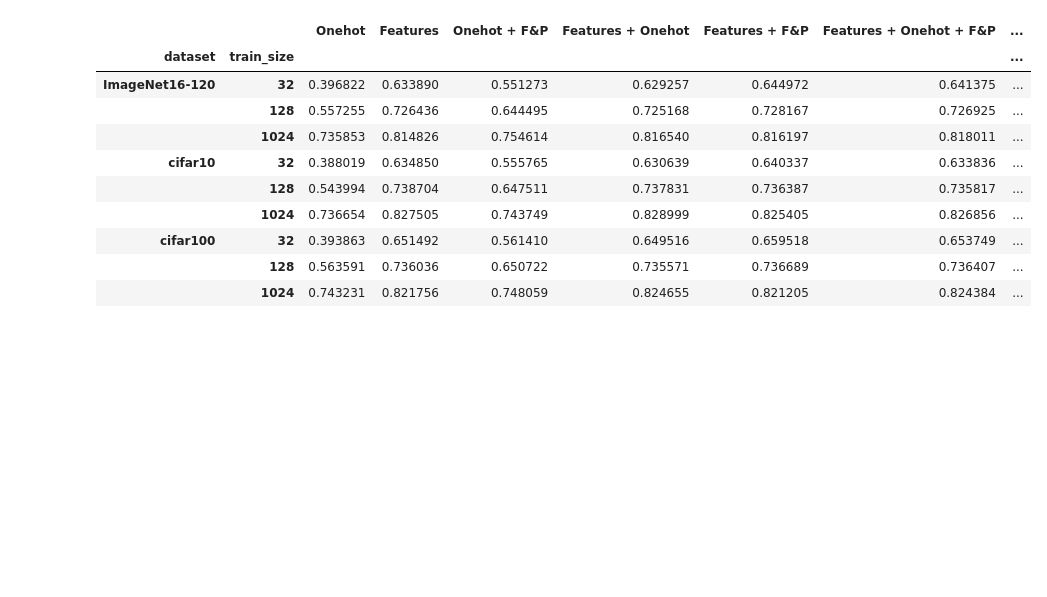
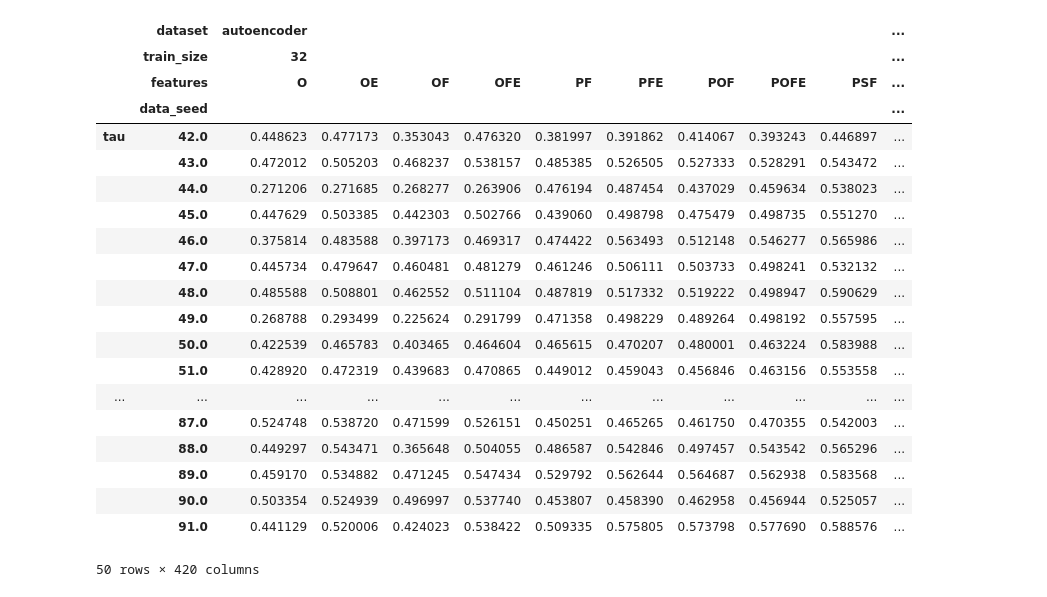
Before and after one commit to gabikadlecova/zc_combine, a Jupyter notebook: results/create_tables.ipynb, the cells around one changed output. Drawn from its saved outputs; the diff is of its cells as text; code cells hidden in the pictures; blank space fills up the shorter version.

Commit message:
Better script for table and boxplots. Scripts for plotting NASLib and search.

```diff
--- a/results/create_tables.ipynb
+++ b/results/create_tables.ipynb
@@ -1,7 +1,10 @@
 # %%
 import pandas as pd
 
-data = pd.read_csv('results/data/nb201_all.csv')
+data = pd.read_csv('tnb101_micro.csv')
 
-#data[data['use_all_proxies']].loc[:,'use_flops_params'] = True
+if 'use_path_encoding' not in data.columns:
+    data['use_path_encoding']=False
 data['use_path_encoding'].fillna(False, inplace=True)
+
+data
@@ -67,26 +84,27 @@ data
 # %%
 all_data = data[['dataset', 'train_size', 'features', 'data_seed', 'tau']]
 all_data = all_data.set_index(['dataset', 'train_size', 'features', 'data_seed'])
 all_data = all_data.unstack(3).T
-
-table_mean = all_data.mean().unstack()
-table_std = all_data.std().unstack()
-
-cols = table_mean.columns
-cols = [features_str[f] for f in cols]
-table_mean.columns = cols
-table_std.columns = cols
-
-table_mean[plt_labels]
+all_data
 # %% [output]
-|  |  | Onehot | Features | Onehot + F&P | Features + Onehot | Features + F&P | Features + Onehot + F&P | ... |
-| dataset | train_size |  |  |  |  |  |  | ... |
-| ImageNet16-120 | 32 | 0.396822 | 0.633890 | 0.551273 | 0.629257 | 0.644972 | 0.641375 | ... |
-|  | 128 | 0.557255 | 0.726436 | 0.644495 | 0.725168 | 0.728167 | 0.726925 | ... |
-|  | 1024 | 0.735853 | 0.814826 | 0.754614 | 0.816540 | 0.816197 | 0.818011 | ... |
-| cifar10 | 32 | 0.388019 | 0.634850 | 0.555765 | 0.630639 | 0.640337 | 0.633836 | ... |
-|  | 128 | 0.543994 | 0.738704 | 0.647511 | 0.737831 | 0.736387 | 0.735817 | ... |
-|  | 1024 | 0.736654 | 0.827505 | 0.743749 | 0.828999 | 0.825405 | 0.826856 | ... |
-| cifar100 | 32 | 0.393863 | 0.651492 | 0.561410 | 0.649516 | 0.659518 | 0.653749 | ... |
-|  | 128 | 0.563591 | 0.736036 | 0.650722 | 0.735571 | 0.736689 | 0.736407 | ... |
-|  | 1024 | 0.743231 | 0.821756 | 0.748059 | 0.824655 | 0.821205 | 0.824384 | ... |
+|  | dataset | autoencoder |  |  |  |  |  |  |  |  | ... |
+|  | train_size | 32 |  |  |  |  |  |  |  |  | ... |
+|  | features | O | OE | OF | OFE | PF | PFE | POF | POFE | PSF | ... |
+|  | data_seed |  |  |  |  |  |  |  |  |  | ... |
+| tau | 42.0 | 0.448623 | 0.477173 | 0.353043 | 0.476320 | 0.381997 | 0.391862 | 0.414067 | 0.393243 | 0.446897 | ... |
+|  | 43.0 | 0.472012 | 0.505203 | 0.468237 | 0.538157 | 0.485385 | 0.526505 | 0.527333 | 0.528291 | 0.543472 | ... |
+|  | 44.0 | 0.271206 | 0.271685 | 0.268277 | 0.263906 | 0.476194 | 0.487454 | 0.437029 | 0.459634 | 0.538023 | ... |
+|  | 45.0 | 0.447629 | 0.503385 | 0.442303 | 0.502766 | 0.439060 | 0.498798 | 0.475479 | 0.498735 | 0.551270 | ... |
+|  | 46.0 | 0.375814 | 0.483588 | 0.397173 | 0.469317 | 0.474422 | 0.563493 | 0.512148 | 0.546277 | 0.565986 | ... |
+|  | 47.0 | 0.445734 | 0.479647 | 0.460481 | 0.481279 | 0.461246 | 0.506111 | 0.503733 | 0.498241 | 0.532132 | ... |
+|  | 48.0 | 0.485588 | 0.508801 | 0.462552 | 0.511104 | 0.487819 | 0.517332 | 0.519222 | 0.498947 | 0.590629 | ... |
+|  | 49.0 | 0.268788 | 0.293499 | 0.225624 | 0.291799 | 0.471358 | 0.498229 | 0.489264 | 0.498192 | 0.557595 | ... |
+|  | 50.0 | 0.422539 | 0.465783 | 0.403465 | 0.464604 | 0.465615 | 0.470207 | 0.480001 | 0.463224 | 0.583988 | ... |
+|  | 51.0 | 0.428920 | 0.472319 | 0.439683 | 0.470865 | 0.449012 | 0.459043 | 0.456846 | 0.463156 | 0.553558 | ... |
+| ... | ... | ... | ... | ... | ... | ... | ... | ... | ... | ... | ... |
+|  | 87.0 | 0.524748 | 0.538720 | 0.471599 | 0.526151 | 0.450251 | 0.465265 | 0.461750 | 0.470355 | 0.542003 | ... |
+|  | 88.0 | 0.449297 | 0.543471 | 0.365648 | 0.504055 | 0.486587 | 0.542846 | 0.497457 | 0.543542 | 0.565296 | ... |
+|  | 89.0 | 0.459170 | 0.534882 | 0.471245 | 0.547434 | 0.529792 | 0.562644 | 0.564687 | 0.562938 | 0.583568 | ... |
+|  | 90.0 | 0.503354 | 0.524939 | 0.496997 | 0.537740 | 0.453807 | 0.458390 | 0.462958 | 0.456944 | 0.525057 | ... |
+|  | 91.0 | 0.441129 | 0.520006 | 0.424023 | 0.538422 | 0.509335 | 0.575805 | 0.573798 | 0.577690 | 0.588576 | ... |
+50 rows × 420 columns
```
Also changed, not shown: parts of 8 cells of this notebook, 2 other files.
